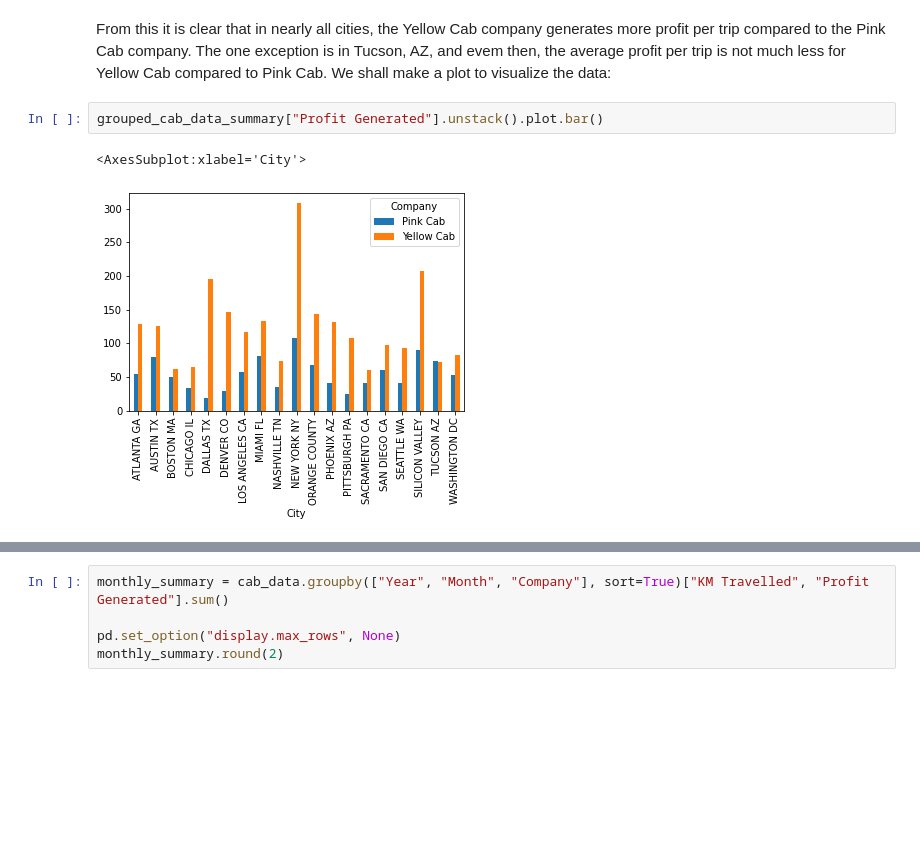
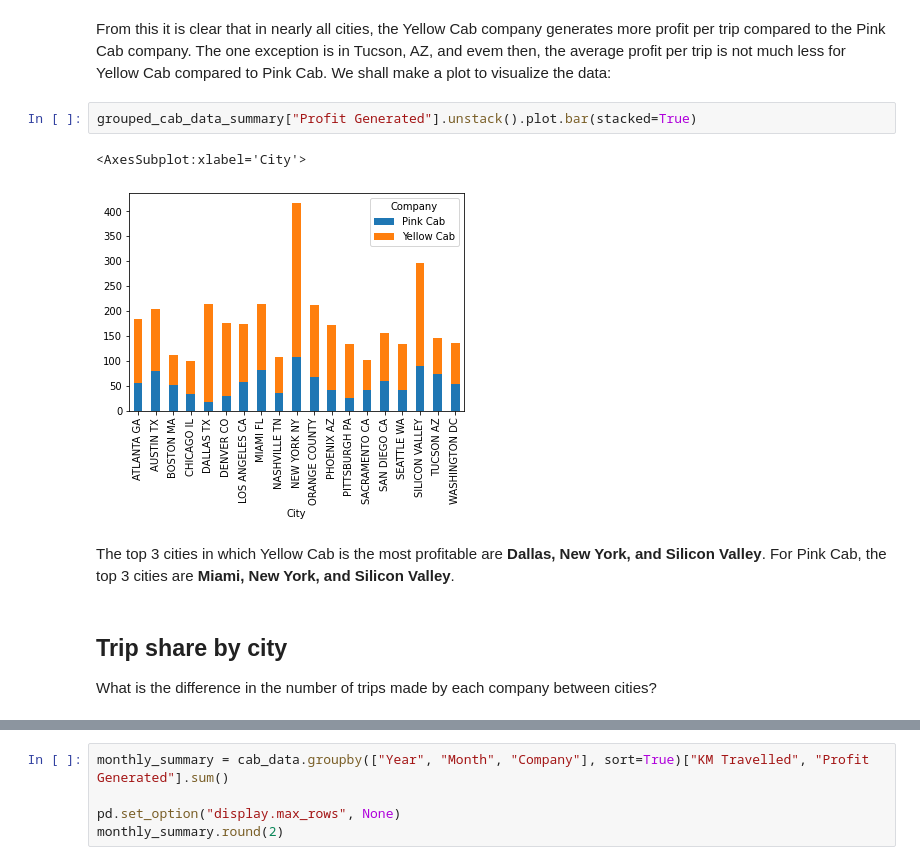
Before and after one commit to rainbow31499/lisum-10-week-2, a Jupyter notebook: EDA_Week_2.ipynb, the cells around one changed output, grey strips where cells are left out. Cells and saved outputs as stored; diff of their text form; blank space fills up the shorter version.

```diff
--- a/EDA_Week_2.ipynb
+++ b/EDA_Week_2.ipynb
@@ -157,8 +168,14 @@ grouped_cab_data_summary
 |  | Yellow Cab | 22.625514 | 381.051261 | 298.666349 | 82.384912 |
 # %% [markdown]
 From this it is clear that in nearly all cities, the Yellow Cab company generates more profit per trip compared to the Pink Cab company. The one exception is in Tucson, AZ, and evem then, the average profit per trip is not much less for Yellow Cab compared to Pink Cab. We shall make a plot to visualize the data:
-# %%
-grouped_cab_data_summary["Profit Generated"].unstack().plot.bar()
-# %% [output]
-<AxesSubplot:xlabel='City'>
-[figure, removed]
+# %%
+grouped_cab_data_summary["Profit Generated"].unstack().plot.bar(stacked=True)
+# %% [output]
+<AxesSubplot:xlabel='City'>
+[figure, added]
+# %% [markdown]
+The top 3 cities in which Yellow Cab is the most profitable are **Dallas, New York, and Silicon Valley**. For Pink Cab, the top 3 cities are **Miami, New York, and Silicon Valley**.
+# %% [markdown]
+## Trip share by city
+
+What is the difference in the number of trips made by each company between cities?
```
Also changed, not shown: parts of 66 cells of this notebook, 1 other file.
